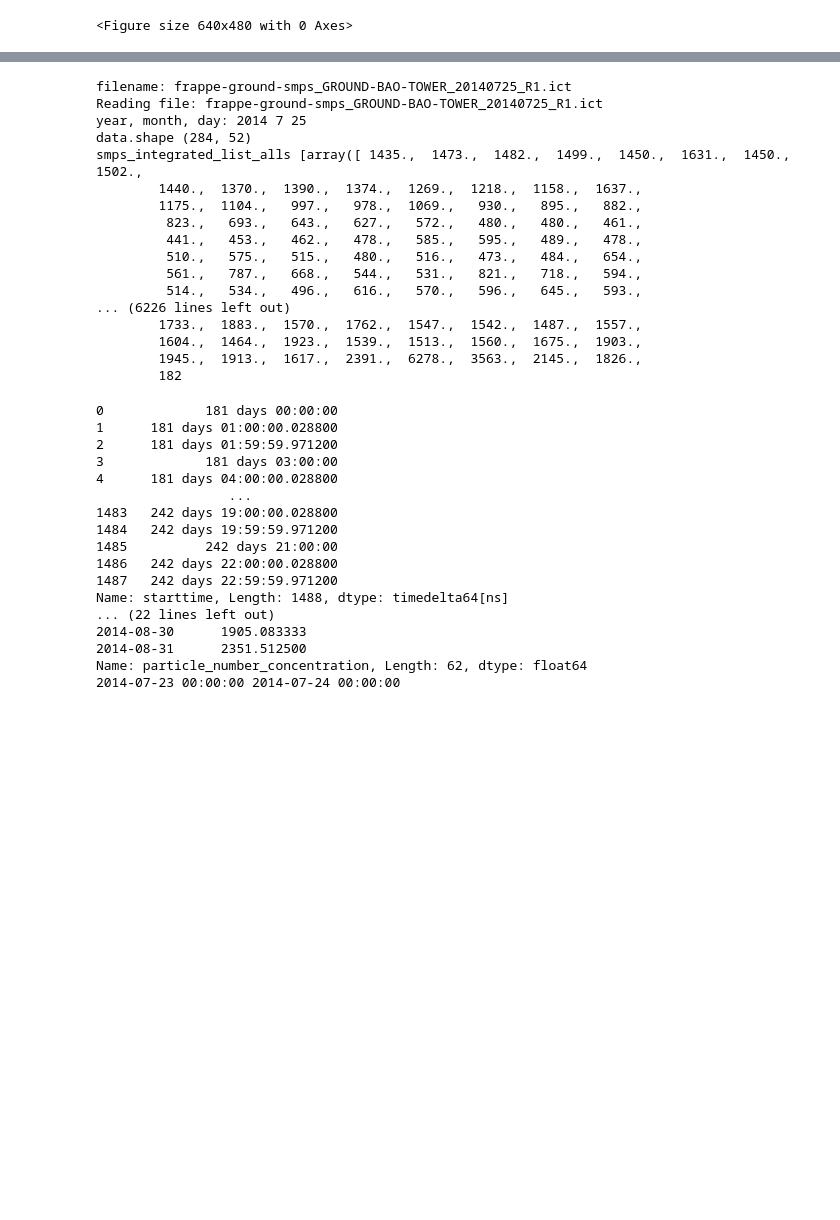
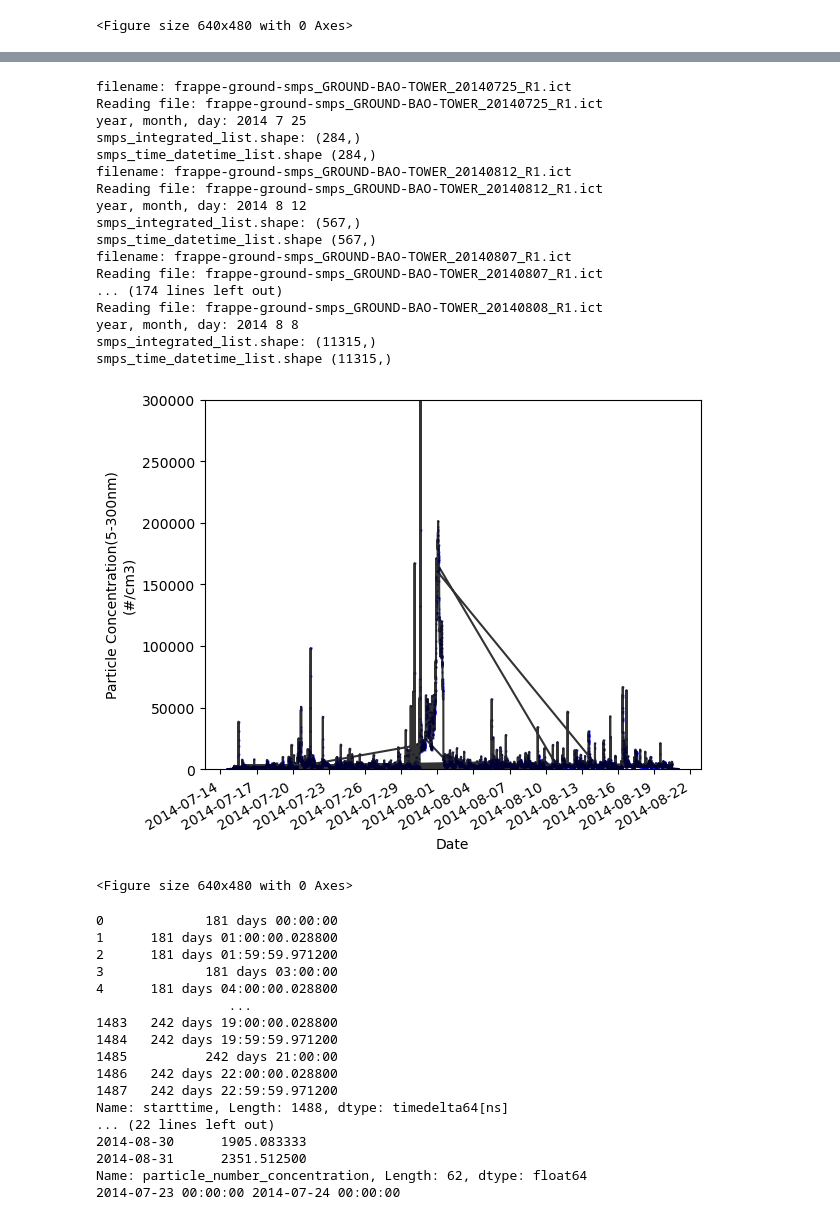
Before and after one commit to Han0928/full_nc_analysis, a Jupyter notebook: time_series_dask_woking.ipynb, the cells around one changed output, grey strips where cells are left out. Cells and saved outputs as stored; diff of their text form; code cells hidden in the pictures; blank space fills up the shorter version.

Commit message:
working on the loop version on BAO tower

```diff
--- a/time_series_dask_woking.ipynb
+++ b/time_series_dask_woking.ipynb
@@ -1027,63 +877,70 @@ import matplotlib.pyplot as plt
 import matplotlib.dates as mdates
 import datetime
 import matplotlib.ticker as mtick
+from matplotlib.dates import DateFormatter, DayLocator
+import os
+
 #test the all-day version;
 # array-(list-list)-array
 def read_data(file_dir):
     smps_integrated_list = []
-    smps_integrated_list_all = []
     smps_time_datetime_list = []
 
     for filename in os.listdir(file_dir):
         print('filename:', filename)
         if filename.endswith('.ict'):
             print('Reading file:', filename)
             with open(os.path.join(file_dir, filename)) as f:
                 header_lines = [f.readline() for i in range(7)]
 
             year, month, day = map(int, header_lines[6].split(',')[0:3]) # the date is in the 6th line
             print('year, month, day:', year, month, day)
-
             data = np.loadtxt(os.path.join(file_dir, filename), delimiter=',', skiprows=88)
-            print('data.shape', data.shape) #data is an numpy array, (284, 52)
 
             smps_integrated_list = np.concatenate((smps_integrated_list, data[:, 3]))
-            smps_integrated_list_all.append(smps_integrated_list)
-            print('smps_integrated_list_alls',smps_integrated_list_all)
-            print('smps_integrated_list: type later', type(smps_integrated_list)) #<class 'numpy.ndarray'>
-            print(len(smps_integrated_list)) #284
-            print('smps_integrated_list:', smps_integrated_list)
-
+            print('smps_integrated_list.shape:', smps_integrated_list.shape)
             epoch = datetime.datetime(year, month, day)
             smps_time_datetime = [epoch + datetime.timedelta(seconds=t) for t in data[:, 0]]
             smps_time_datetime_list = np.concatenate((smps_time_datetime_list, smps_time_datetime))
-            # smps_time_datetime_list.append(smps_time_datetime)
-            print('smps_time_datetime_list:', smps_time_datetime_list)
+            print('smps_time_datetime_list.shape', smps_time_datetime_list.shape)
+    return smps_integrated_list, smps_time_datetime_list
 
-        # smps_integrated_list = np.concatenate(smps_integrated_list)
-        # smps_integrated_list = np.concatenate(smps_integrated_list_all)
-        # smps_time_datetime_list = np.concatenate(smps_time_datetime_list)
-        # print('smps_integrated_all.shape:', smps_integrated_list.shape)
-        # print('smps_time_datetime_all.shape:', smps_time_datetime_list.shape)
+def plot_data(smps_time_datetime_list, smps_integrated_list):
+    fig, ax = plt.subplots()
+    ax.scatter(smps_time_datetime_list, smps_integrated_list, s=1, color='blue', alpha=0.3)
+    ax.plot(smps_time_datetime_list, smps_integrated_list, color='blue', alpha=0.8)
 
-    return smps_integrated_list, smps_time_datetime_list
+    ax.set_xlabel('Date')
+    ax.set_ylabel('Particle Concentration(5-300nm)\n(#/cm3)')
+    ax.set_ylim([0, 3e5])
+    # Format the x-axis date labels
+    ax.xaxis.set_major_formatter(DateFormatter('%Y-%m-%d'))
+    ax.xaxis.set_major_locator(mdates.DayLocator(interval=3))
+    plt.xticks(rotation=30, ha='right')
+    plt.show()
+
 file_path = '/ocean/projects/atm200005p/ding0928/nc_file_full/WWW-AIR_1683138523904/'
-smps_integrated, smps_time_datetime = read_data(file_path)
+smps_integrated_list, smps_time_datetime_list = read_data(file_path)
+
+plot_data(smps_time_datetime_list, smps_integrated_list)
+plt.savefig('output_fig/obser_BAO_tower.png', dpi=800)
 # %% [output]
 filename: frappe-ground-smps_GROUND-BAO-TOWER_20140725_R1.ict
 Reading file: frappe-ground-smps_GROUND-BAO-TOWER_20140725_R1.ict
 year, month, day: 2014 7 25
-data.shape (284, 52)
-smps_integrated_list_alls [array([ 1435.,  1473.,  1482.,  1499.,  1450.,  1631.,  1450.,  1502.,
-        1440.,  1370.,  1390.,  1374.,  1269.,  1218.,  1158.,  1637.,
-        1175.,  1104.,   997.,   978.,  1069.,   930.,   895.,   882.,
-         823.,   693.,   643.,   627.,   572.,   480.,   480.,   461.,
-         441.,   453.,   462.,   478.,   585.,   595.,   489.,   478.,
-         510.,   575.,   515.,   480.,   516.,   473.,   484.,   654.,
-         561.,   787.,   668.,   544.,   531.,   821.,   718.,   594.,
-         514.,   534.,   496.,   616.,   570.,   596.,   645.,   593.,
-... (6226 lines left out)
-        1733.,  1883.,  1570.,  1762.,  1547.,  1542.,  1487.,  1557.,
-        1604.,  1464.,  1923.,  1539.,  1513.,  1560.,  1675.,  1903.,
-        1945.,  1913.,  1617.,  2391.,  6278.,  3563.,  2145.,  1826.,
-        182
+smps_integrated_list.shape: (284,)
+smps_time_datetime_list.shape (284,)
+filename: frappe-ground-smps_GROUND-BAO-TOWER_20140812_R1.ict
+Reading file: frappe-ground-smps_GROUND-BAO-TOWER_20140812_R1.ict
+year, month, day: 2014 8 12
+smps_integrated_list.shape: (567,)
+smps_time_datetime_list.shape (567,)
+filename: frappe-ground-smps_GROUND-BAO-TOWER_20140807_R1.ict
+Reading file: frappe-ground-smps_GROUND-BAO-TOWER_20140807_R1.ict
+... (174 lines left out)
+Reading file: frappe-ground-smps_GROUND-BAO-TOWER_20140808_R1.ict
+year, month, day: 2014 8 8
+smps_integrated_list.shape: (11315,)
+smps_time_datetime_list.shape (11315,)
+[figure, added]
+<Figure size 640x480 with 0 Axes>
```
Also changed, not shown: parts of 4 cells of this notebook, 3 other files.
